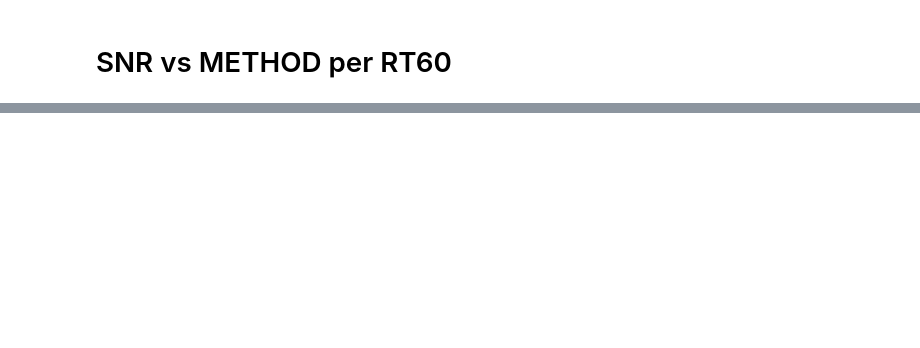
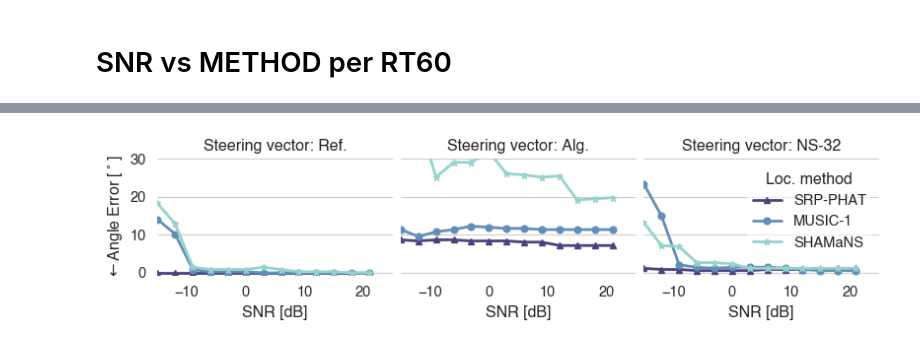
Before and after one commit to Chutlhu/shamans, a Jupyter notebook: analysize_results_exp1.ipynb, the cells around one changed output, grey strips where cells are left out. Drawn from its saved outputs; the diff is of its cells as text; code cells hidden in the pictures; blank space fills up the shorter version.

Commit message:
add plotting for EUSIPCO25

```diff
--- a/analysize_results_exp1.ipynb
+++ b/analysize_results_exp1.ipynb
@@ -134,0 +189,72 @@ noise_type: alpha-0.8, duration: 1, rt60: 0.0
+# %%
+sns.set(style='whitegrid', context='paper', font_scale=1.2,
+        rc={
+            'figure.figsize':(3.5,3.15),
+            'lines.linewidth':2.,
+            'font.family': 'sans-serif',
+            'font.sans-serif': [u'Helvetica'],
+            'text.usetex': False,
+            })
+pal = sns.cubehelix_palette(n_algos, start=0.5, rot=-0.5,dark=0.3, light=.75, reverse=True, hue=1.)
+sns.set_palette(pal)
+
+rt60s = nice_plot_df['rt60'].unique()
+sv_models = nice_plot_df['sv_model'].unique()
+
+fig, axarr = plt.subplots(1, len(sv_models),figsize=(8, 2), sharey=True, squeeze=False)
+
+i= 0
+rt60 = 0.123
+
+perf = pd.pivot_table(
+    nice_plot_df[nice_plot_df['rt60'] == rt60],
+    values='ang_error', index=['snr'], columns=['loc_method', 'rt60', 'sv_model'], aggfunc=np.mean)
+
+markers=['^','o','*','s','d','v'][:n_algos]
+
+for j, sv_model in enumerate(sv_models):
+
+
+    for alg,mkr in zip(algo_order, markers):
+        axarr[i,j].plot(perf.index, perf[alg,rt60,sv_model], marker=mkr, clip_on=True)
+
+    # remove the x-grid
+    axarr[i,j].xaxis.grid(False)
+
+    axarr[i,j].set_title(f'Steering vector: {sv_model}')
+
+    # axarr[i,j].text(-0.1,1.5, 'A', fontsize=27, fontweight='bold')
+
+    # nice legend box
+    if j == 2:
+        leg = axarr[i,j].legend(algo_order, title='Loc. method', frameon=True, framealpha=0.6)
+        leg.get_frame().set_linewidth(0.0)
+        # axarr[i,j].legend().set_visible(False)
+    else:
+        pass
+        # axarr[i,j].legend().set_visible(False)
+
+    # set all the labels
+    axarr[i,j].set_xlabel('SNR [dB]')
+    if j == 0:
+        axarr[i,j].set_ylabel(r"$\leftarrow$" + 'Angle Error [$^\circ$]')
+    else:
+        axarr[i,j].set_ylabel('')
+
+    axarr[i,j].set_xlim([-15,25])
+    axarr[i,j].set_xticks([-10, 0, 10, 20])
+
+    axarr[i,j].set_ylim([-0.5, 30])
+
+    sns.despine(offset=10, trim=False, left=True, bottom=True, ax=axarr[i,j])
+
+# add legend outside of the plot
+# handles, labels = axarr[0,0].get_legend_handles_labels()
+# fig.legend(handles, labels, loc='upper center', ncol=n_algos, frameon=True, framealpha=0.6)
+
+# axarr[0,0].text(-25, 30, 'A', fontsize=27, fontweight='bold')
+
+plt.tight_layout(pad=0.5)
+plt.savefig('./eusipco2025_exp-1_snr-sweep_accuracy.pdf', bbox_inches='tight')
+# %% [output]
+[figure, added]
```
Also changed, not shown: parts of 11 cells of this notebook, 19 other files.
